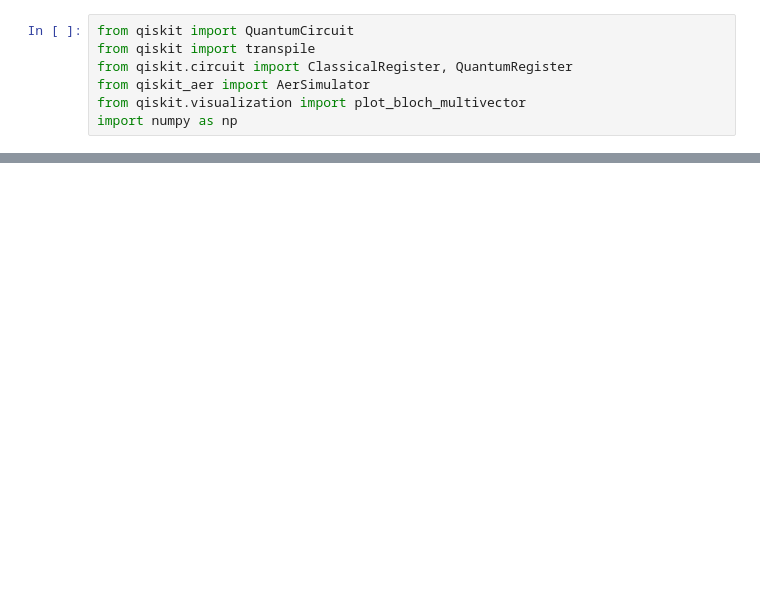
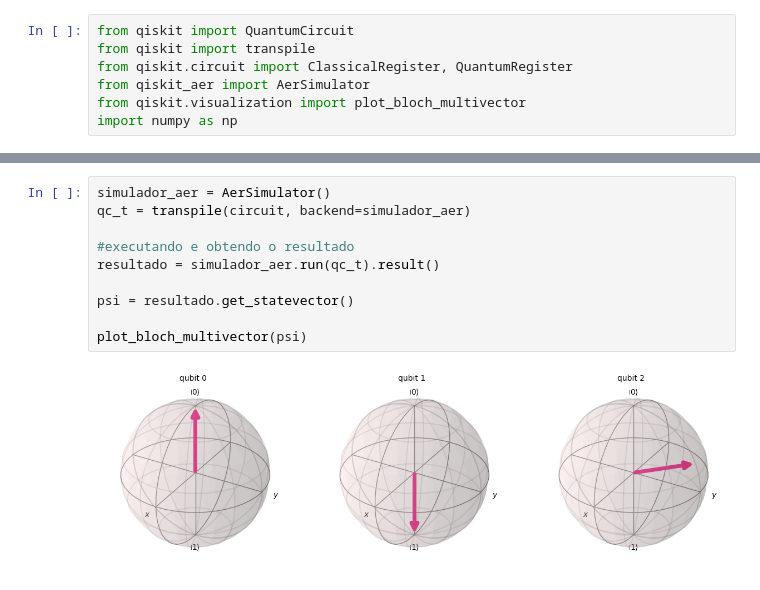
Before and after one commit to HelenaCarvalhoLeal/Quantum_Class, a Jupyter notebook: ativ5.ipynb, the cells around one changed output, grey strips where cells are left out. Cells and saved outputs as stored; diff of their text form; blank space fills up the shorter version.

```diff
--- a/ativ5.ipynb
+++ b/ativ5.ipynb
@@ -82,0 +88,12 @@ circuit.draw("mpl")
+# %%
+simulador_aer = AerSimulator()
+qc_t = transpile(circuit, backend=simulador_aer)
+
+#executando e obtendo o resultado
+resultado = simulador_aer.run(qc_t).result()
+
+psi = resultado.get_statevector()
+
+plot_bloch_multivector(psi)
+# %% [output]
+[figure, added]
```
Also changed, not shown: parts of 6 cells of this notebook.
